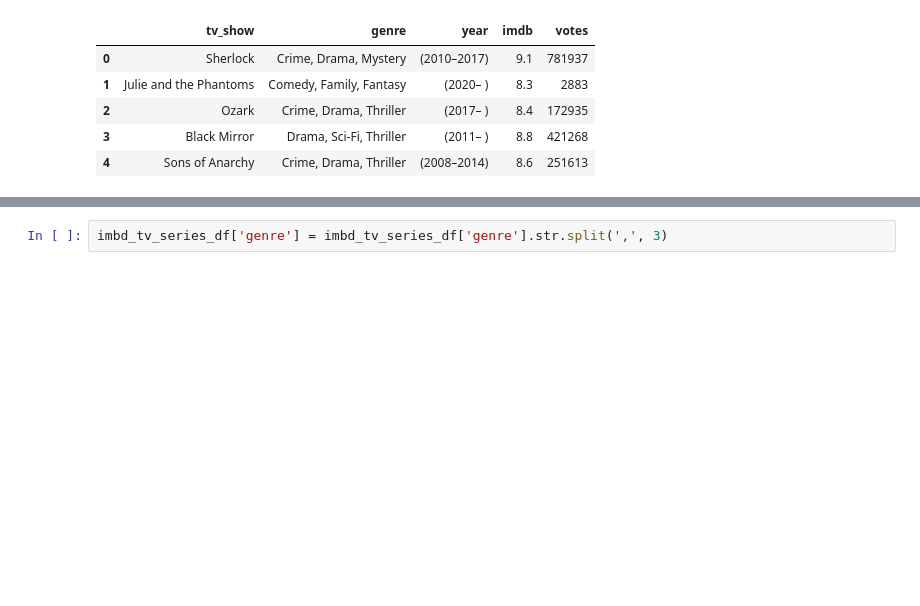
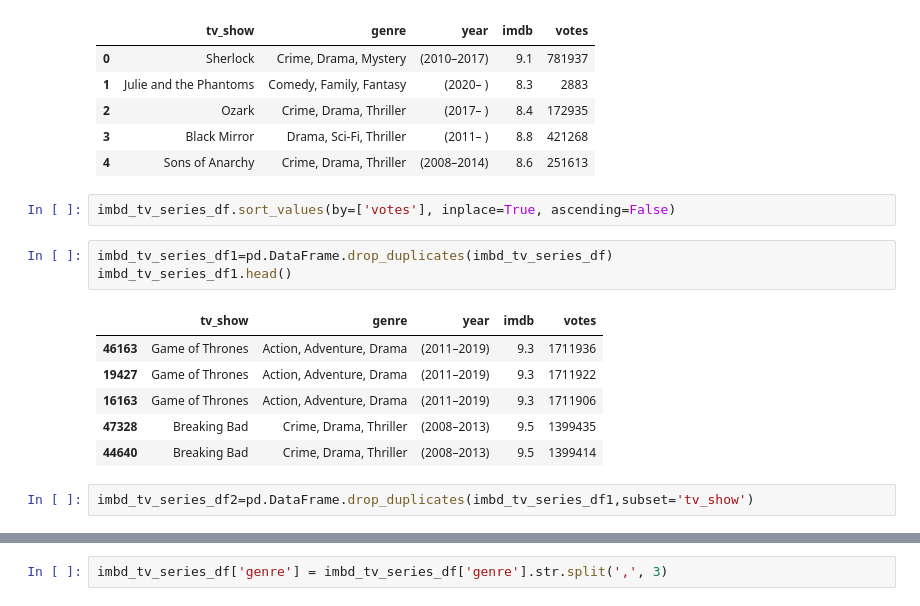
Before and after one commit to drrausch/Creating_Successful_Video_Content, a Jupyter notebook: Branch_Eric_Web_srcap.ipynb, the cells around one changed output, grey strips where cells are left out. Cells and saved outputs as stored; diff of their text form; blank space fills up the shorter version.

```diff
--- a/Branch_Eric_Web_srcap.ipynb
+++ b/Branch_Eric_Web_srcap.ipynb
@@ -1354,3 +1357,17 @@ imbd_tv_series_df.head()
 | 2 | Ozark | Crime, Drama, Thriller | (2017– ) | 8.4 | 172935 |
 | 3 | Black Mirror | Drama, Sci-Fi, Thriller | (2011– ) | 8.8 | 421268 |
 | 4 | Sons of Anarchy | Crime, Drama, Thriller | (2008–2014) | 8.6 | 251613 |
+# %%
+imbd_tv_series_df.sort_values(by=['votes'], inplace=True, ascending=False)
+# %%
+imbd_tv_series_df1=pd.DataFrame.drop_duplicates(imbd_tv_series_df)
+imbd_tv_series_df1.head()
+# %% [output]
+|  | tv_show | genre | year | imdb | votes |
+| 46163 | Game of Thrones | Action, Adventure, Drama | (2011–2019) | 9.3 | 1711936 |
+| 19427 | Game of Thrones | Action, Adventure, Drama | (2011–2019) | 9.3 | 1711922 |
+| 16163 | Game of Thrones | Action, Adventure, Drama | (2011–2019) | 9.3 | 1711906 |
+| 47328 | Breaking Bad | Crime, Drama, Thriller | (2008–2013) | 9.5 | 1399435 |
+| 44640 | Breaking Bad | Crime, Drama, Thriller | (2008–2013) | 9.5 | 1399414 |
+# %%
+imbd_tv_series_df2=pd.DataFrame.drop_duplicates(imbd_tv_series_df1,subset='tv_show')
```
Also changed, not shown: parts of 3 cells of this notebook, 1 other file.
